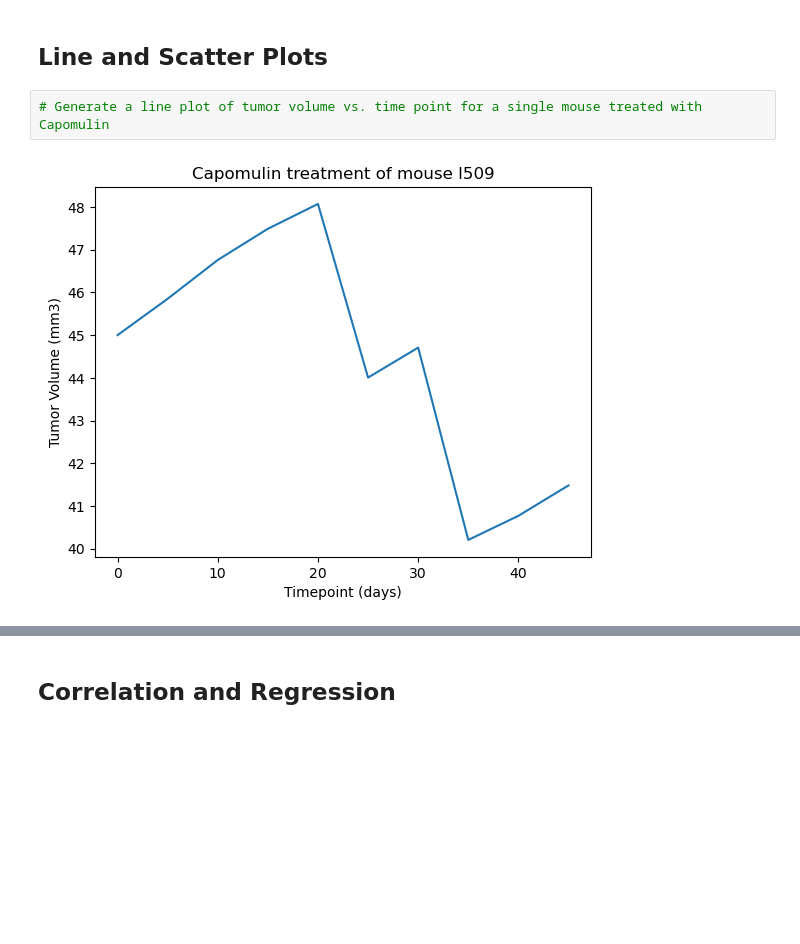
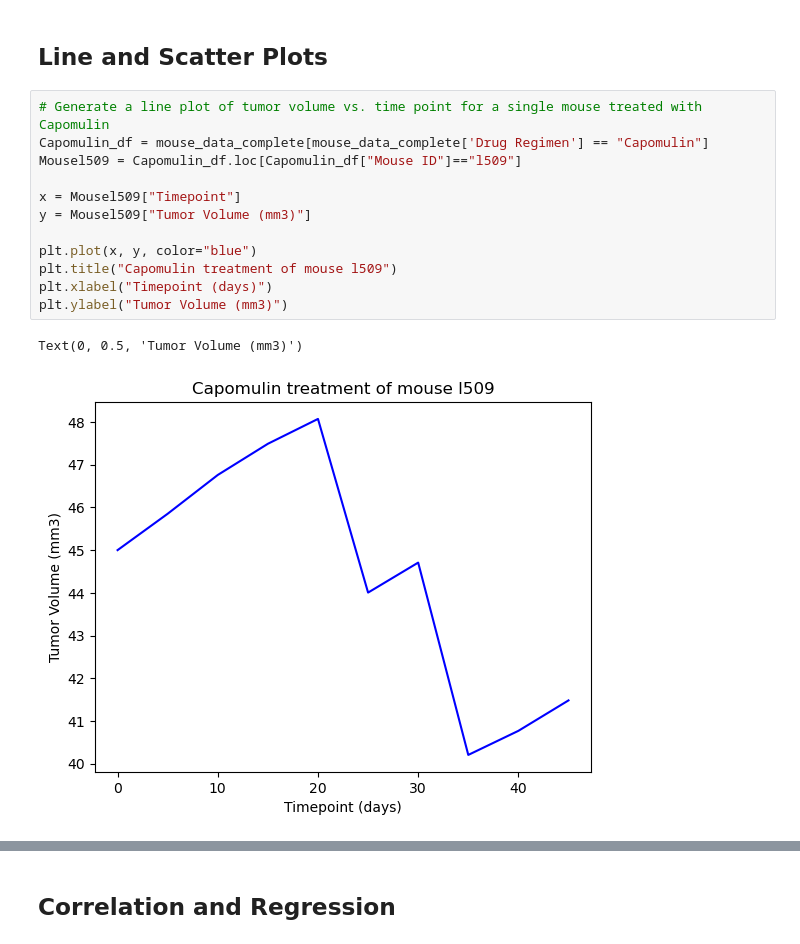
Before and after one commit to JulieKent/BootCamp_matplotlib-challenge, a Jupyter notebook: Pymaceuticals/pymaceuticals_starter.ipynb, the cells around one changed output, grey strips where cells are left out. Saved outputs shown, nothing was run; the diff lists cells and outputs as text; blank space fills up the shorter version.

```diff
--- a/Pymaceuticals/pymaceuticals_starter.ipynb
+++ b/Pymaceuticals/pymaceuticals_starter.ipynb
@@ -268,5 +274,16 @@ plt.show()
 ## Line and Scatter Plots
 # %%
 # Generate a line plot of tumor volume vs. time point for a single mouse treated with Capomulin
+Capomulin_df = mouse_data_complete[mouse_data_complete['Drug Regimen'] == "Capomulin"]
+Mousel509 = Capomulin_df.loc[Capomulin_df["Mouse ID"]=="l509"]
+
+x = Mousel509["Timepoint"]
+y = Mousel509["Tumor Volume (mm3)"]
+
+plt.plot(x, y, color="blue")
+plt.title("Capomulin treatment of mouse l509")
+plt.xlabel("Timepoint (days)")
+plt.ylabel("Tumor Volume (mm3)")
 # %% [output]
+Text(0, 0.5, 'Tumor Volume (mm3)')
-[figure, old version]
+[figure, new version]
```
Also changed, not shown: parts of 7 cells of this notebook.
